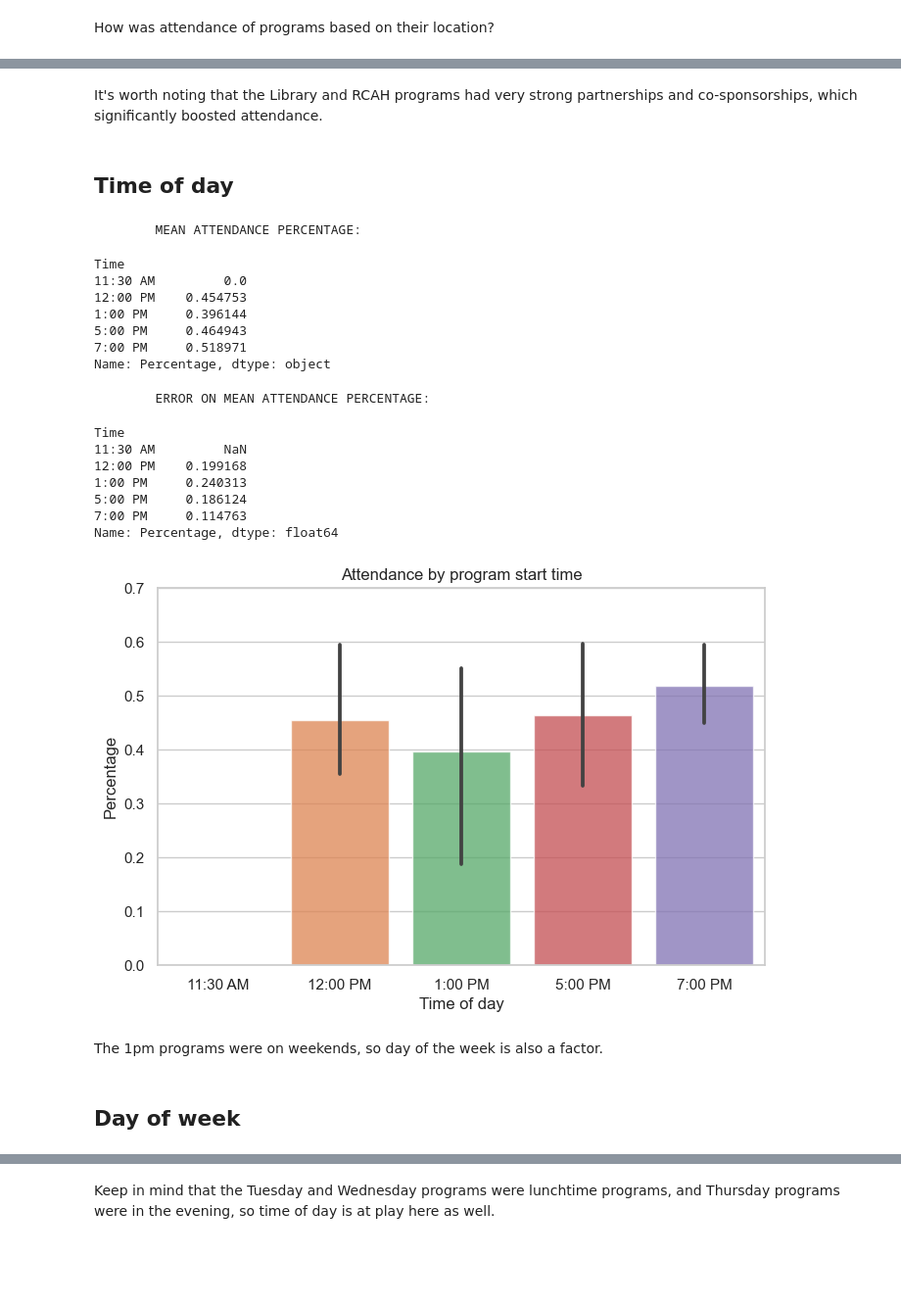
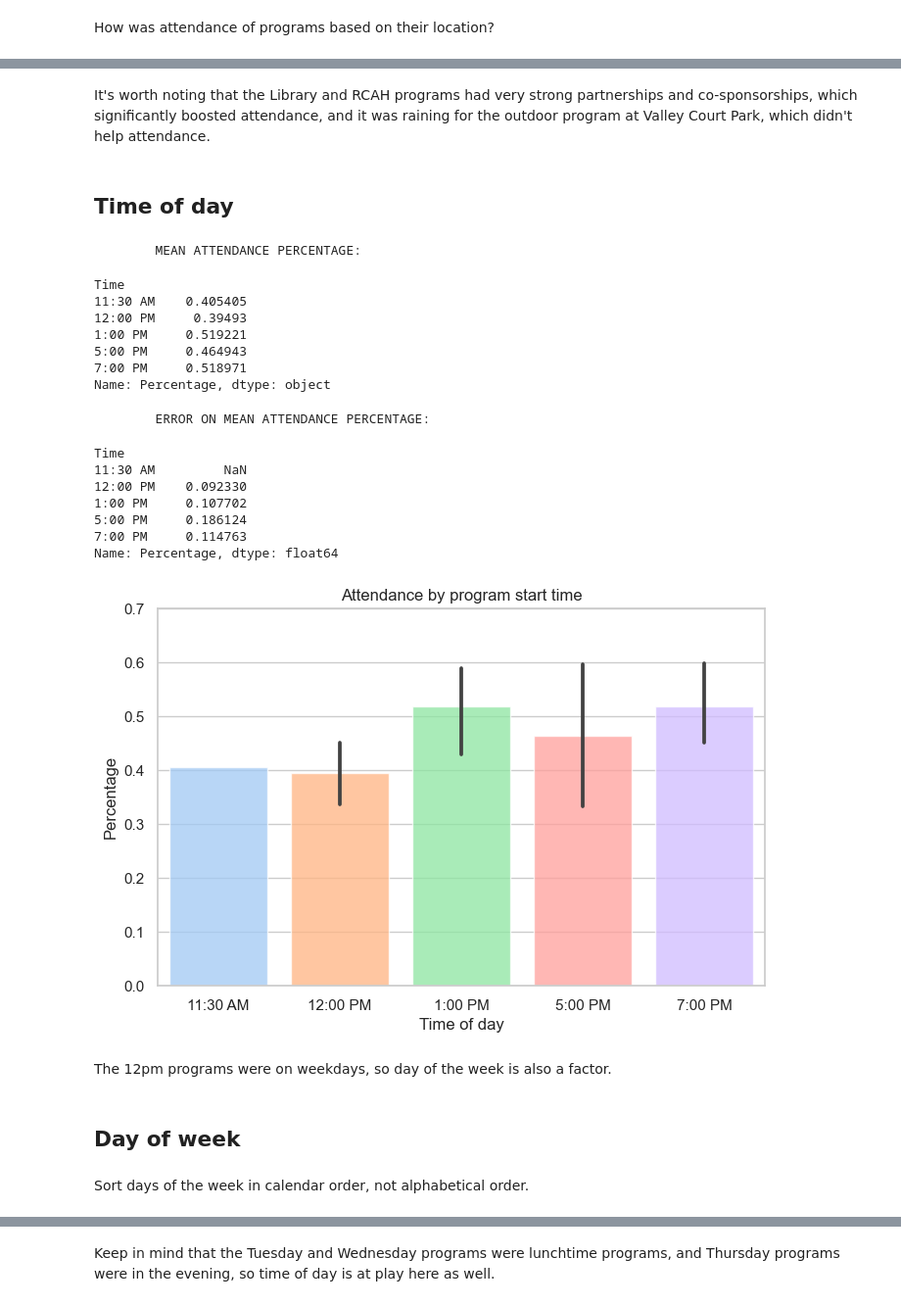
Before and after one commit to abigailStev/altru-shenanigans, a Jupyter notebook: quant_sandbox-foodfight.ipynb, the cells around one changed output, grey strips where cells are left out. Shown at 98% size. Drawn from its saved outputs; the diff is of its cells as text; code cells hidden in the pictures; blank space fills up the shorter version.

```diff
--- a/quant_sandbox-foodfight.ipynb
+++ b/quant_sandbox-foodfight.ipynb
@@ -140,7 +140,7 @@ None
 In order to do analysis about workshops, conversations, and performances, we need to allocate the 'Type' of program based on keywords in the title. Change these if you need to, and make them specific as needed to get this to work right.
 # %%
 ## Keywords to search for to allocate workshops, conversations, performances, and other not listed
-workshops = ['workshop', 'ethnobotany', 'food landscape', 'farmers market']
+workshops = ['workshop', 'ethnobotany', 'food landscape', 'farmers market', 'flavor']
 conversations = ['intersection', 'conversation', 'discussion']
 performances = ['screening', 'poetry slam', 'dancers', 'performance']
 
@@ -171,7 +171,9 @@ programs['Type'][nan_idx] = 'Other'
 programs['Location'].replace("Beal Botanical Garden", "Beal", inplace=True)
 if programs['Location'].str.contains('STEM').any():
     programs['Location'].replace("STEM Teaching and Learning Facility", "STEM", inplace=True)
-display(programs.head(10))
+if programs['Location'].str.contains('Valley').any():
+    programs['Location'].replace("Valley Court Park", "Valley Ct", inplace=True)
+display(programs)
 # %% [output]
 |  | Name | Type | Location | Date | Time | Day | Capacity | Preregistered | Attended | Percentage |
 | 11 | Food Fight! Opening Reception | Other | MSU Museum | 2024-01-11 00:00:00 | 5:00 PM | Thu | 500.0 | 290.0 | 173.0 | 0.596552 |
@@ -194,6 +200,3 @@ If you have programs that were drop-in (didn't have pre-registration), the atten
-# %%
-dropin_idx = programs['Percentage'] == 1.0
-programs = programs.loc[~dropin_idx]
 # %% [markdown]
 If the program series is ongoing, filter out the ones that haven't happened yet.
 # %%
@@ -207,3 +212,6 @@ programs = programs.loc[cut_idx]
+# %%
+dropin_idx = ["Cookbooks".casefold() in item.casefold() for item in programs['Name']]
+programs['Percentage'].loc[dropin_idx] = np.nan
 # %%
 display(programs['Name'])
 # %% [output]
@@ -327,5 +335,5 @@ plt.show()
 # %% [markdown]
-It's worth noting that the Library and RCAH programs had very strong partnerships and co-sponsorships, which significantly boosted attendance.
+It's worth noting that the Library and RCAH programs had very strong partnerships and co-sponsorships, which significantly boosted attendance, and it was raining for the outdoor program at Valley Court Park, which didn't help attendance.
 # %% [markdown]
 ## Time of day
 # %%
@@ -336,28 +344,31 @@ display(programs.groupby('Time')['Percentage'].std())
 # %% [output]
         MEAN ATTENDANCE PERCENTAGE:
 Time
-11:30 AM         0.0
-12:00 PM    0.454753
-1:00 PM     0.396144
+11:30 AM    0.405405
+12:00 PM     0.39493
+1:00 PM     0.519221
 5:00 PM     0.464943
 7:00 PM     0.518971
 Name: Percentage, dtype: object
         ERROR ON MEAN ATTENDANCE PERCENTAGE:
 Time
 11:30 AM         NaN
-12:00 PM    0.199168
-1:00 PM     0.240313
+12:00 PM    0.092330
+1:00 PM     0.107702
 5:00 PM     0.186124
 7:00 PM     0.114763
 Name: Percentage, dtype: float64
 # %%
+sns.set_palette("pastel")
 fig, ax = plt.subplots(figsize=(8,5))
 fig = sns.barplot(data=programs.sort_values('Time'), x='Time', y='Percentage', saturation=1, alpha=0.75)
 ax.set(xlabel="Time of day", ylabel="Percentage", ylim=(0, 0.7), title='Attendance by program start time')
 plt.show()
 # %% [output]
-[figure, old version]
+[figure, new version]
 # %% [markdown]
-The 1pm programs were on weekends, so day of the week is also a factor.
+The 12pm programs were on weekdays, so day of the week is also a factor.
 # %% [markdown]
 ## Day of week
+# %% [markdown]
+Sort days of the week in calendar order, not alphabetical order.
```
Also changed, not shown: parts of 26 cells of this notebook.
